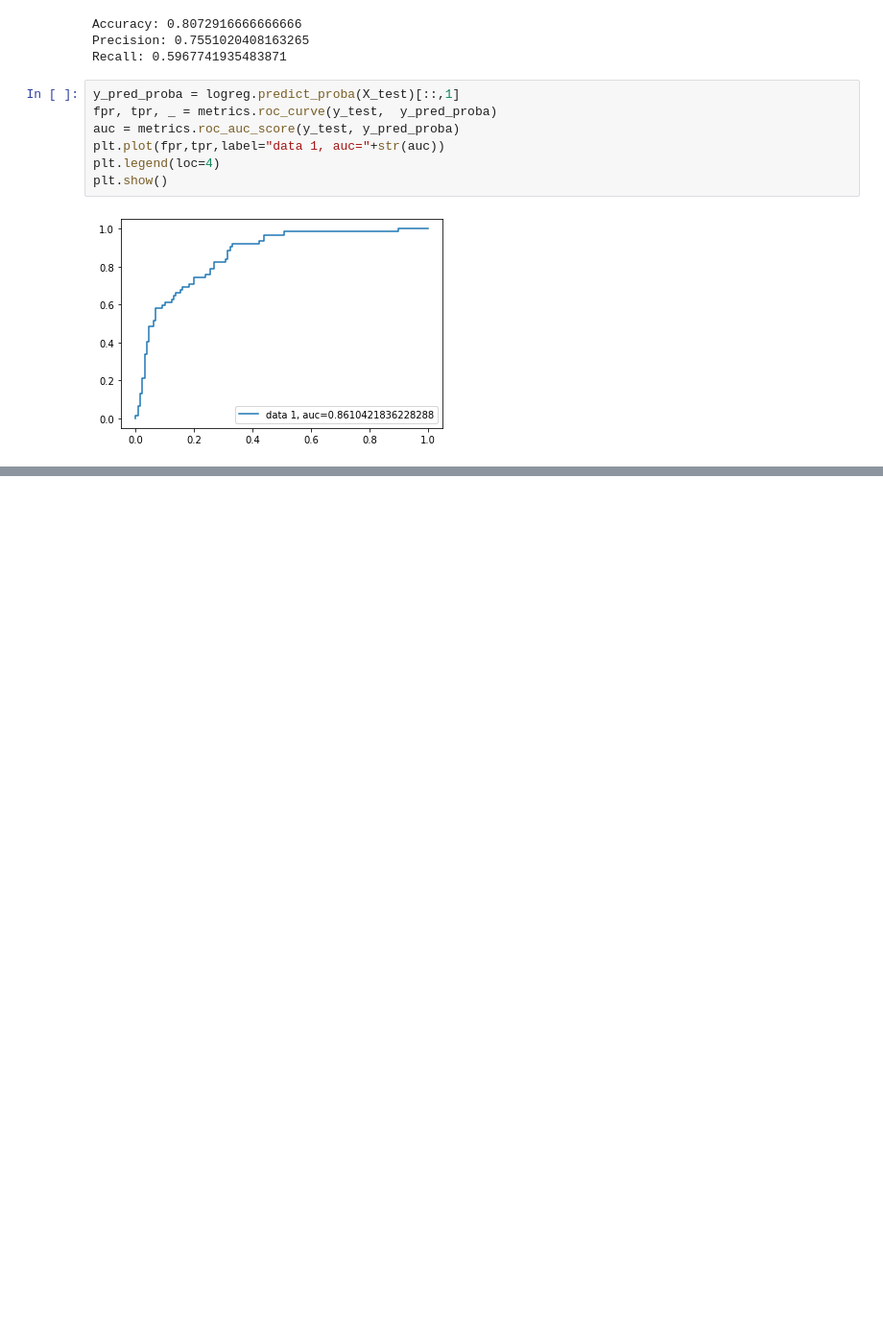
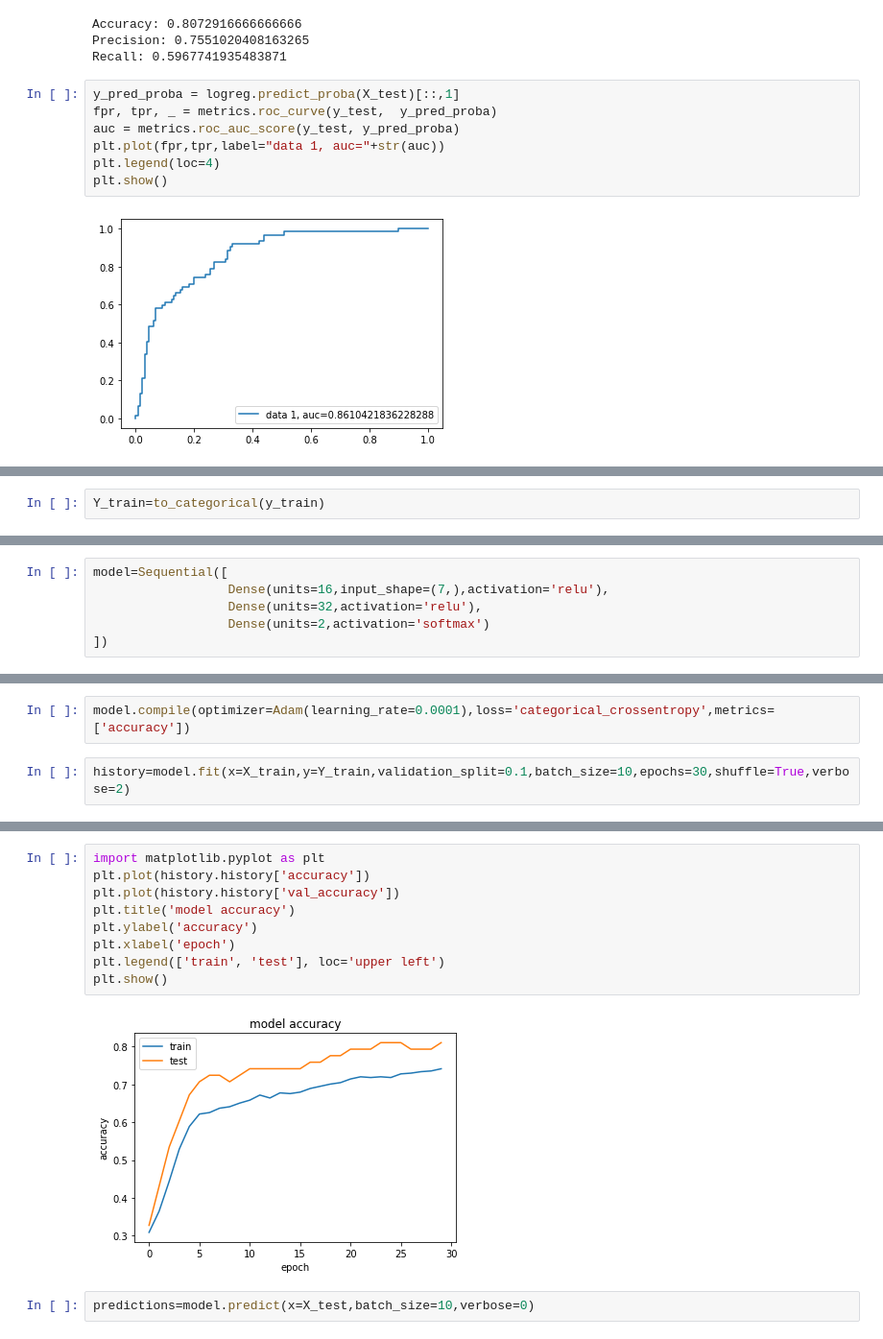
Before and after one commit to PromitHal/AI_ML, a Jupyter notebook: Diabetes.ipynb, the cells around one changed output, grey strips where cells are left out. Shown at 96% size. Cells and saved outputs as stored; diff of their text form; blank space fills up the shorter version.

```diff
--- a/Diabetes.ipynb
+++ b/Diabetes.ipynb
@@ -86,0 +93,2 @@ plt.show()
+# %%
+Y_train=to_categorical(y_train)
@@ -86,0 +97,6 @@ plt.show()
+# %%
+model=Sequential([
+                  Dense(units=16,input_shape=(7,),activation='relu'),
+                  Dense(units=32,activation='relu'),
+                  Dense(units=2,activation='softmax')
+])
@@ -86,0 +128,4 @@ plt.show()
+# %%
+model.compile(optimizer=Adam(learning_rate=0.0001),loss='categorical_crossentropy',metrics=['accuracy'])
+# %%
+history=model.fit(x=X_train,y=Y_train,validation_split=0.1,batch_size=10,epochs=30,shuffle=True,verbose=2)
@@ -86,0 +150,13 @@ plt.show()
+# %%
+import matplotlib.pyplot as plt
+plt.plot(history.history['accuracy'])
+plt.plot(history.history['val_accuracy'])
+plt.title('model accuracy')
+plt.ylabel('accuracy')
+plt.xlabel('epoch')
+plt.legend(['train', 'test'], loc='upper left')
+plt.show()
+# %% [output]
+[figure, added]
+# %%
+predictions=model.predict(x=X_test,batch_size=10,verbose=0)
```
Also changed, not shown: parts of 14 cells of this notebook.
